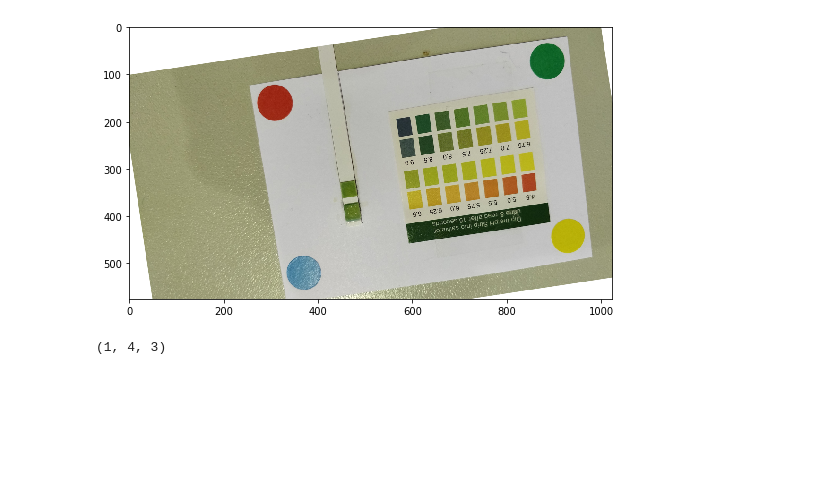
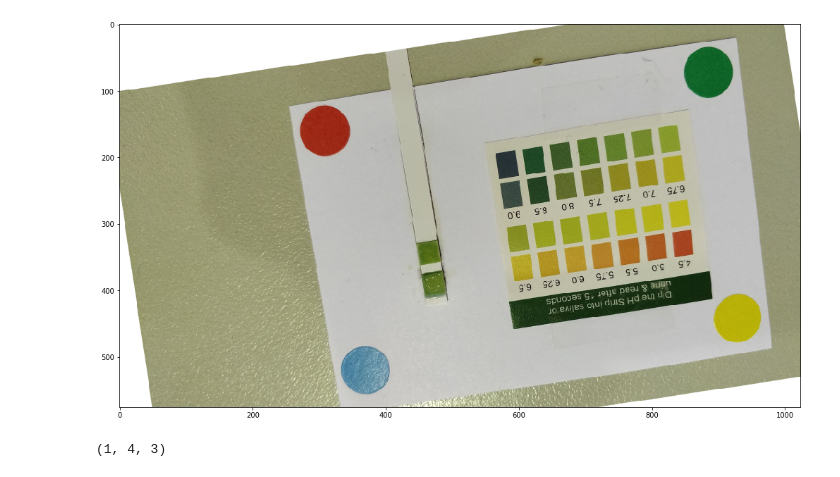
Before and after one commit to TheTerik/SHD2018, a Jupyter notebook: Decode.ipynb, the cells around one changed output. Drawn from its saved outputs; the diff is of its cells as text; code cells hidden in the pictures; blank space fills up the shorter version.

```diff
--- a/Decode.ipynb
+++ b/Decode.ipynb
@@ -6,11 +6,11 @@ import cv2
 import itertools
 # %%
 image = imutils.resize(cv2.imread('Data/rotated.jpg'), width=1024)
-plt.figure(figsize=(10,5))
+plt.figure(figsize=(18,10))
 plt.imshow(cv2.cvtColor(image, cv2.COLOR_BGR2RGB))
 plt.show()
 # %% [output]
-[figure, old version]
+[figure, new version]
 # %%
 gray_image = cv2.cvtColor(image, cv2.COLOR_BGR2GRAY)
 
```
Also changed, not shown: parts of 9 cells of this notebook.
